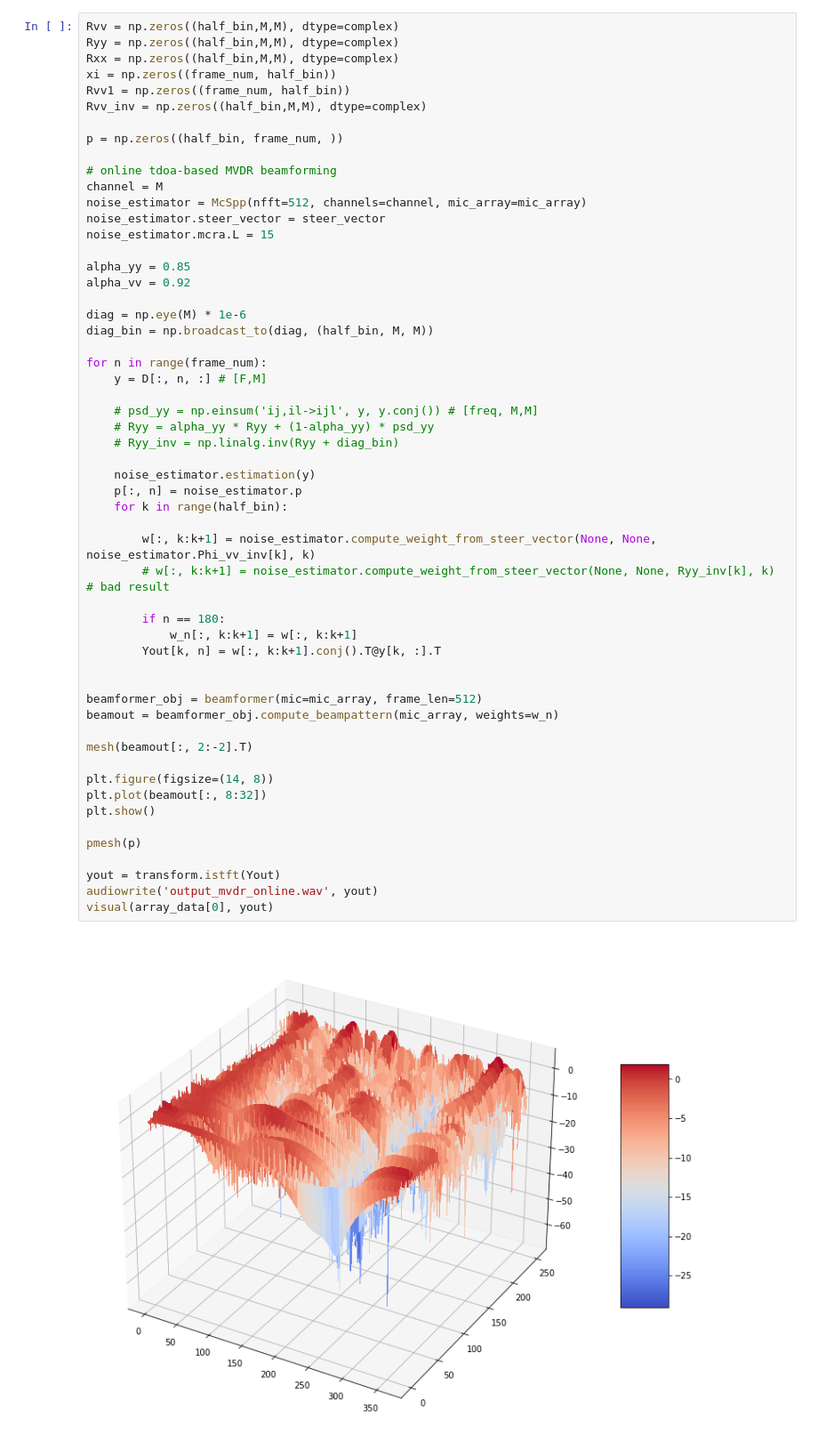
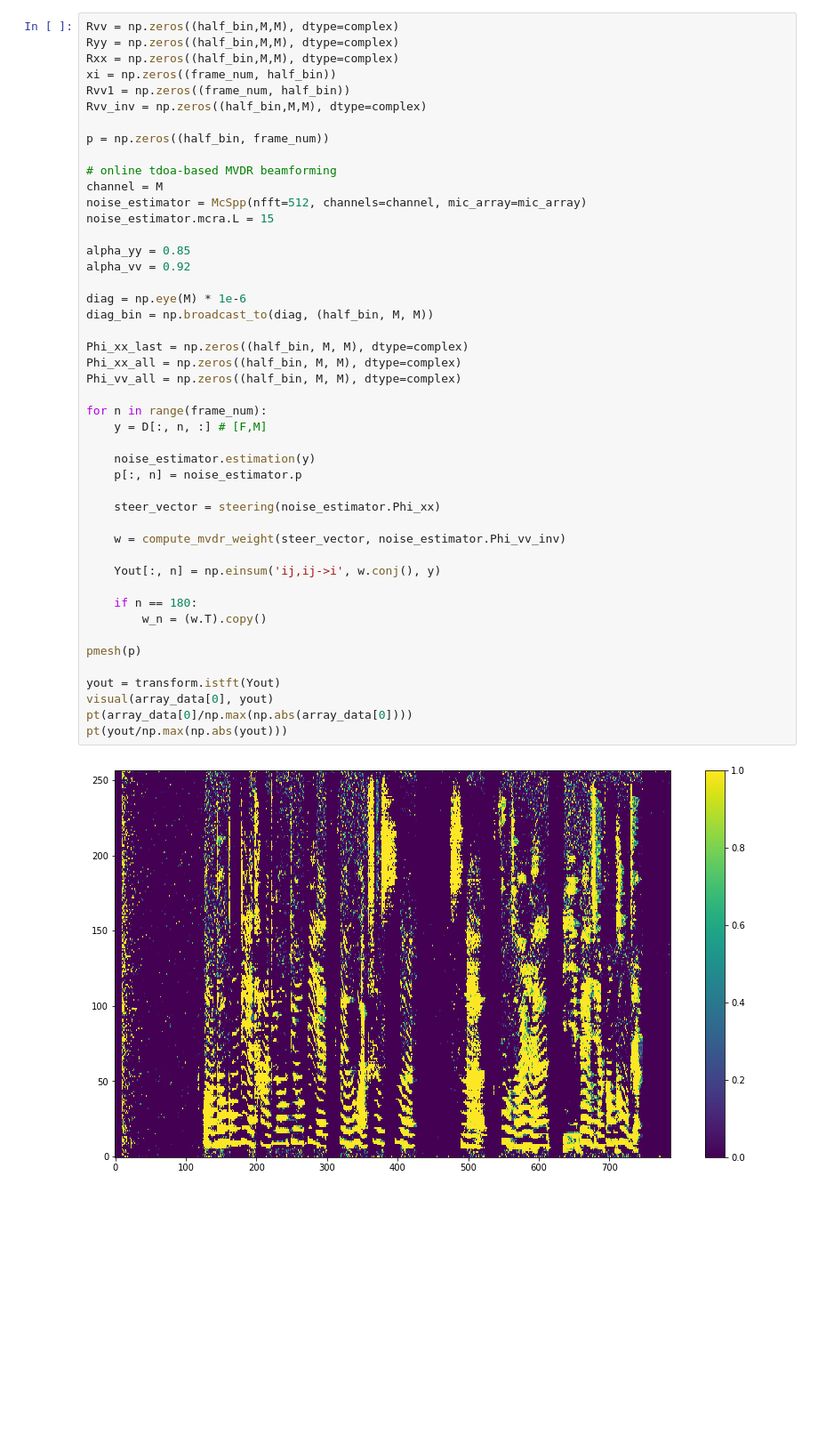
Before and after one commit to wangwei2009/DistantSpeech, a Jupyter notebook: example/mvdr.ipynb, the cells around one changed output. Shown at 89% size. Saved outputs shown, nothing was run; the diff lists cells and outputs as text; blank space fills up the shorter version.

```diff
--- a/example/mvdr.ipynb
+++ b/example/mvdr.ipynb
@@ -116,52 +126,43 @@ xi = np.zeros((frame_num, half_bin))
 Rvv1 = np.zeros((frame_num, half_bin))
 Rvv_inv = np.zeros((half_bin,M,M), dtype=complex)
 
-p = np.zeros((half_bin, frame_num, ))
+p = np.zeros((half_bin, frame_num))
 
 # online tdoa-based MVDR beamforming
 channel = M
 noise_estimator = McSpp(nfft=512, channels=channel, mic_array=mic_array)
-noise_estimator.steer_vector = steer_vector
 noise_estimator.mcra.L = 15
 
 alpha_yy = 0.85
 alpha_vv = 0.92
 
 diag = np.eye(M) * 1e-6
 diag_bin = np.broadcast_to(diag, (half_bin, M, M))
 
+Phi_xx_last = np.zeros((half_bin, M, M), dtype=complex)
+Phi_xx_all = np.zeros((half_bin, M, M), dtype=complex)
+Phi_vv_all = np.zeros((half_bin, M, M), dtype=complex)
+
 for n in range(frame_num):
     y = D[:, n, :] # [F,M]
 
-    # psd_yy = np.einsum('ij,il->ijl', y, y.conj()) # [freq, M,M]
-    # Ryy = alpha_yy * Ryy + (1-alpha_yy) * psd_yy
-    # Ryy_inv = np.linalg.inv(Ryy + diag_bin)
-
     noise_estimator.estimation(y)
     p[:, n] = noise_estimator.p
-    for k in range(half_bin):
 
-        w[:, k:k+1] = noise_estimator.compute_weight_from_steer_vector(None, None, noise_estimator.Phi_vv_inv[k], k)
-        # w[:, k:k+1] = noise_estimator.compute_weight_from_steer_vector(None, None, Ryy_inv[k], k) # bad result
+    steer_vector = steering(noise_estimator.Phi_xx)
 
-        if n == 180:
-            w_n[:, k:k+1] = w[:, k:k+1]
-        Yout[k, n] = w[:, k:k+1].conj().T@y[k, :].T
+    w = compute_mvdr_weight(steer_vector, noise_estimator.Phi_vv_inv)
 
+    Yout[:, n] = np.einsum('ij,ij->i', w.conj(), y)
 
-beamformer_obj = beamformer(mic=mic_array, frame_len=512)
-beamout = beamformer_obj.compute_beampattern(mic_array, weights=w_n)
-
-mesh(beamout[:, 2:-2].T)
-
-plt.figure(figsize=(14, 8))
-plt.plot(beamout[:, 8:32])
-plt.show()
+    if n == 180:
+        w_n = (w.T).copy()
 
 pmesh(p)
 
 yout = transform.istft(Yout)
-audiowrite('output_mvdr_online.wav', yout)
 visual(array_data[0], yout)
+pt(array_data[0]/np.max(np.abs(array_data[0])))
+pt(yout/np.max(np.abs(yout)))
 # %% [output]
-[figure, old version]
+[figure, new version]
```
Also changed, not shown: parts of 10 cells of this notebook.
